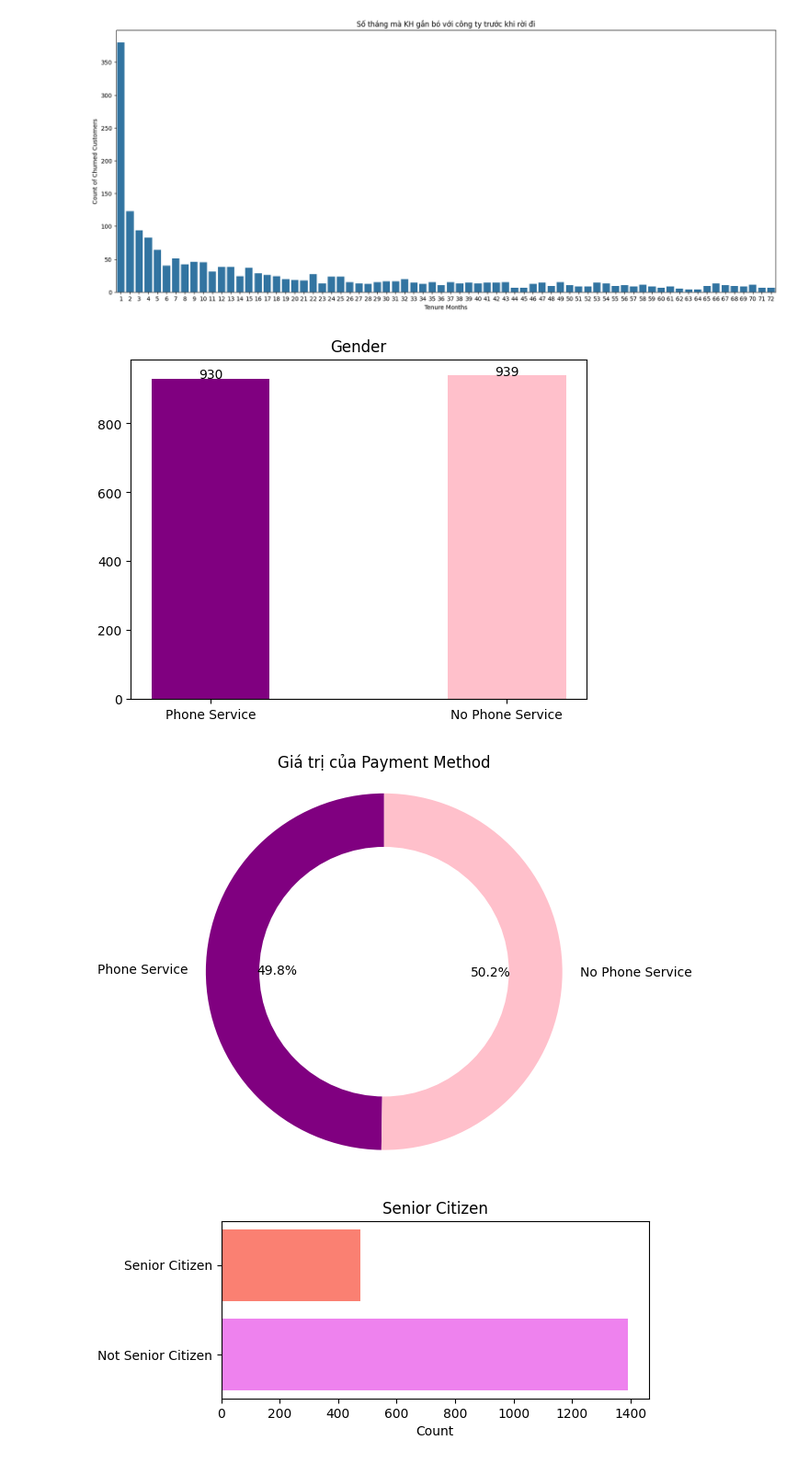
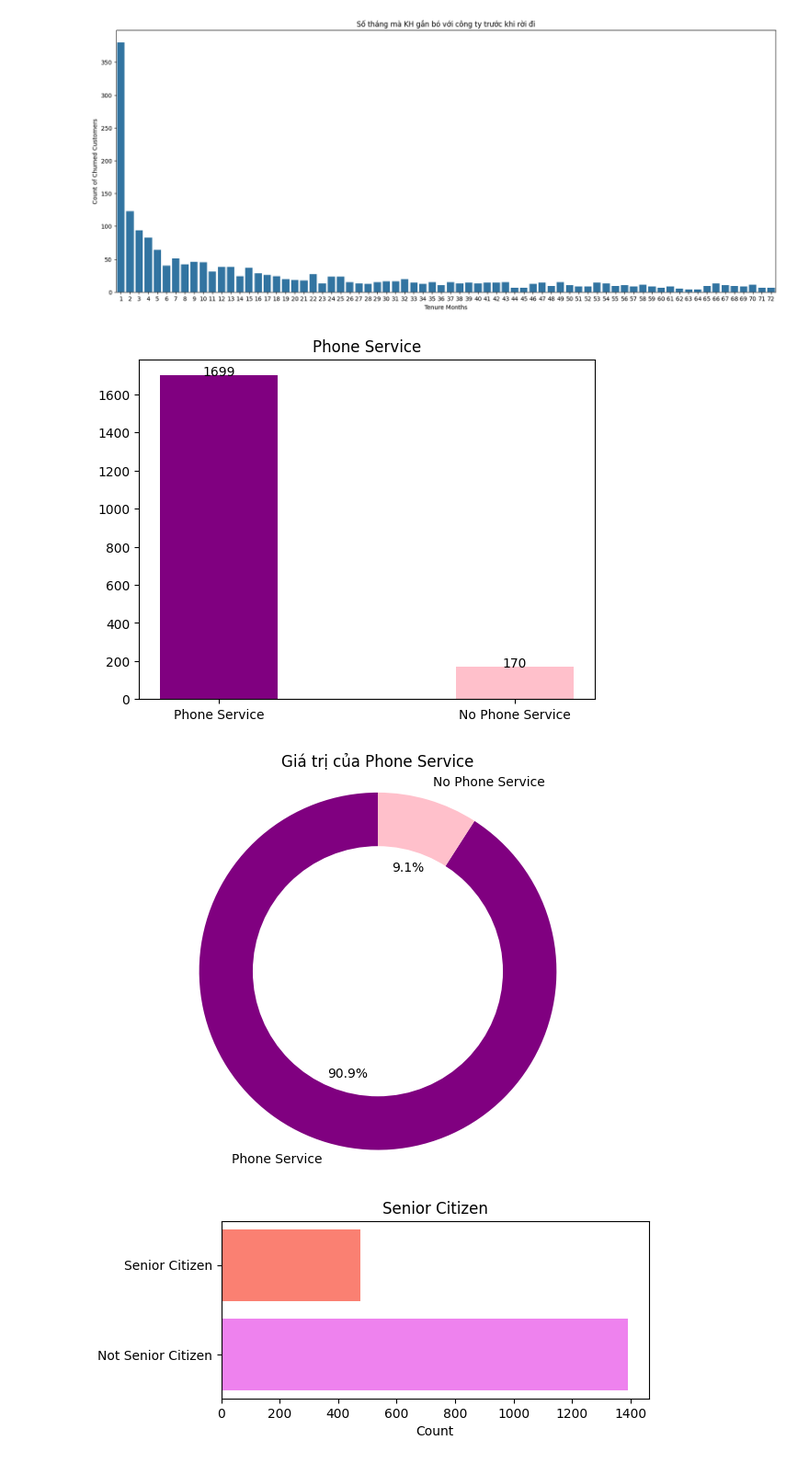
Before and after one commit to neyud/LTCSDL, a Jupyter notebook: churn_telco (1).ipynb, the cells around one changed output. Shown at 92% size. Drawn from its saved outputs; the diff is of its cells as text; code cells hidden in the pictures.

```diff
--- a/churn_telco (1).ipynb
+++ b/churn_telco (1).ipynb
@@ -219,7 +219,7 @@ Dữ liệu sau khi sửa là:
 10 rows × 33 columns
 # %%
 #Loại bỏ những cột không cần thiết
-df.drop(columns=['Count','Churn Value','Churn Score','CustomerID','Lat Long','Latitude','Longitude'], inplace=True)
+df.drop(columns=['Churn Value','Churn Score','CustomerID','Lat Long','Latitude','Longitude'], inplace=True)
 print("Dữ liệu sau khi xử lí là: ")
 df.head()
 # %% [output]
@@ -366,14 +366,14 @@ Dependents_count = len(df[(df['Dependents']== 1) & (df['Churn Label'] == 1)])
 Not_Dependents_count =  len(df[(df['Dependents']== 0) & (df['Churn Label'] == 1)])
 
 # Tạo danh sách chứa số lượng người phụ thuộc và không phụ thuộc
-counts = [Not_Dependents_count, Dependents_count]
+counts = [Dependents_count, Not_Dependents_count]
 
 # Tạo danh sách nhãn cho các cột
 labels = ['Dependents', 'Not Dependents']
 
 # Vẽ biểu đồ cột đứng
 plt.figure(figsize=(6, 3))
-plt.bar(labels, counts, color=['lightgreen', 'green'], width=0.4)
+plt.bar(labels, counts, color=['green','lightgreen'], width=0.4)
 
 # Đặt tiêu đề và nhãn trục
 plt.title('Dependents')
@@ -383,7 +383,7 @@ for i, count in enumerate(counts):
 
 # Tạo biểu đồ tròn
 explode = (0, 0.1)  # Tách phần Dependents ra một chút
-colors = ['lightgreen', 'green']
+colors = ['green','lightgreen']
 
 plt.figure(figsize=(6, 3))
 plt.pie(counts, explode=explode, labels=labels, colors=colors, autopct='%1.1f%%', startangle=140)
@@ -420,38 +420,38 @@ value0_count = df[(df['Phone Service'] == 0) & (df['Churn Label'] == 1)].shape[0
 # Danh sách các màu cho các cột tương ứng
 colors = ['purple', 'pink']
 labels =['Phone Service', 'No Phone Service']
-counts = [ male_count, female_count]
+counts = [ value1_count, value0_count]
 
 # Vẽ biểu đồ cột và chỉ định màu sắc cho từng cột
 plt.bar(labels, counts, color=colors, width=0.4)
 
 # Đặt tiêu đề cho biểu đồ
-plt.title('Gender')
+plt.title('Phone Service')
 
 for i, count in enumerate(counts):
     plt.text(i, count + 0.1, str(count), ha='center')
 
 # Hiển thị biểu đồ
 plt.show()
 
 # Vẽ biểu đồ tròn
 plt.pie(counts, labels = labels, colors=colors, autopct='%1.1f%%', startangle=90)
 
 # Vẽ vòng trắng (Donut chart)
 centre_circle = plt.Circle((0,0),0.70,fc='white')
 fig = plt.gcf()
 fig.gca().add_artist(centre_circle)
 
 # Đặt tiêu đề cho biểu đồ
-plt.title('Giá trị của Payment Method')
+plt.title('Giá trị của Phone Service')
 
 # Hiển thị biểu đồ
 plt.axis('equal')
 plt.tight_layout()
 plt.show()
 # %% [output]
-[figure, old version]
+[figure, new version]
-[figure, old version]
+[figure, new version]
 # %%
 # Tính tổng số lượng người cao tuổi (SeniorCitizen=1) và người không phải cao tuổi (SeniorCitizen=0)
 senior_citizen_count = len(df[(df['Senior Citizen'] == 1) & (df['Churn Label'] == 1)])
```
Also changed, not shown: parts of 10 cells of this notebook.
